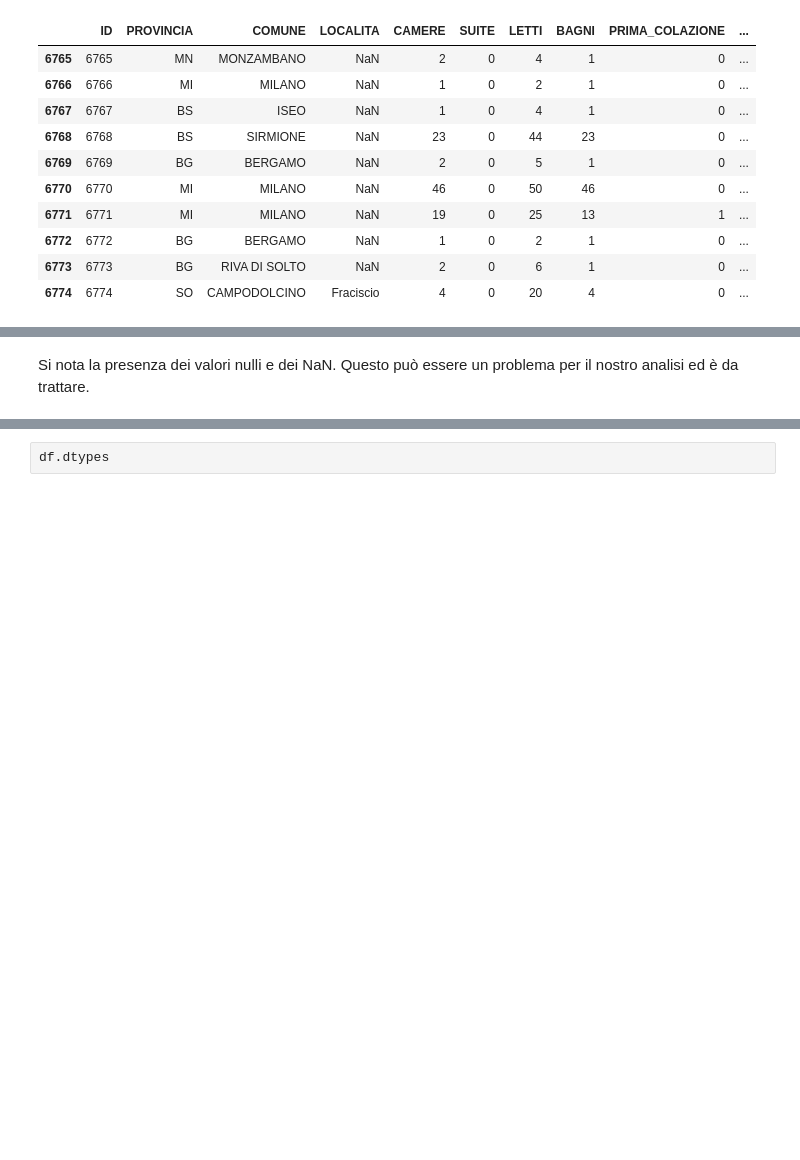
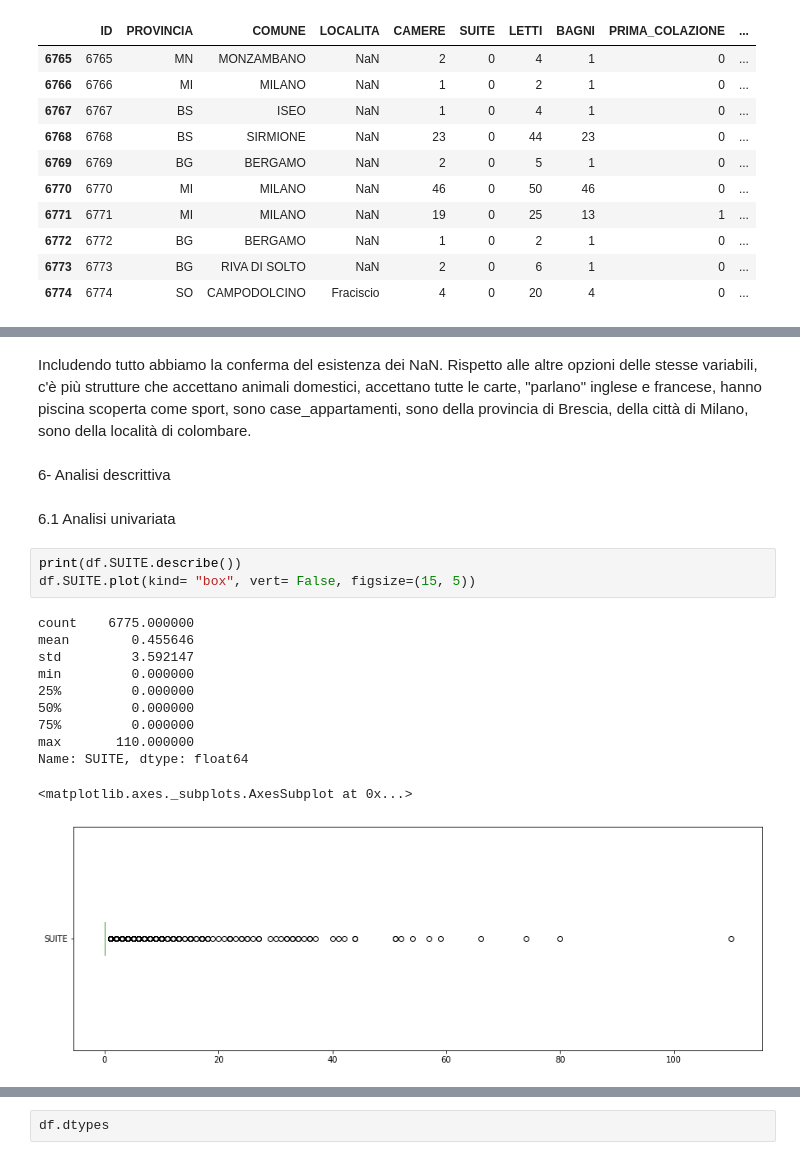
Before and after one commit to foster333/busta, a Jupyter notebook: iscsdatascience_analysis.ipynb, the cells around one changed output, grey strips where cells are left out. Saved outputs shown, nothing was run; the diff lists cells and outputs as text; blank space fills up the shorter version.

```diff
--- a/iscsdatascience_analysis.ipynb
+++ b/iscsdatascience_analysis.ipynb
@@ -129,2 +137,22 @@ df.describe(include = "all")# ora vediamo la statistica descrittiva includendo g
-# %% [markdown]
-Si nota la presenza dei valori nulli e dei NaN. Questo può essere un problema per il nostro analisi ed è da trattare.
+# %% [markdown]
+Includendo tutto abbiamo la conferma del esistenza dei NaN.
+Rispetto alle altre opzioni delle stesse variabili, c'è più strutture che accettano animali domestici, accettano tutte le carte, "parlano" inglese e francese, hanno piscina scoperta come sport, sono case_appartamenti, sono della provincia di Brescia, della città di Milano, sono della località di colombare.
+# %% [markdown]
+6- Analisi descrittiva
+# %% [markdown]
+6.1 Analisi univariata
+# %%
+print(df.SUITE.describe())
+df.SUITE.plot(kind= "box", vert= False, figsize=(15, 5))
+# %% [output]
+count    6775.000000
+mean        0.455646
+std         3.592147
+min         0.000000
+25%         0.000000
+50%         0.000000
+75%         0.000000
+max       110.000000
+Name: SUITE, dtype: float64
+<matplotlib.axes._subplots.AxesSubplot at 0x...>
+[figure, added]
```
Also changed, not shown: parts of 17 cells of this notebook.
